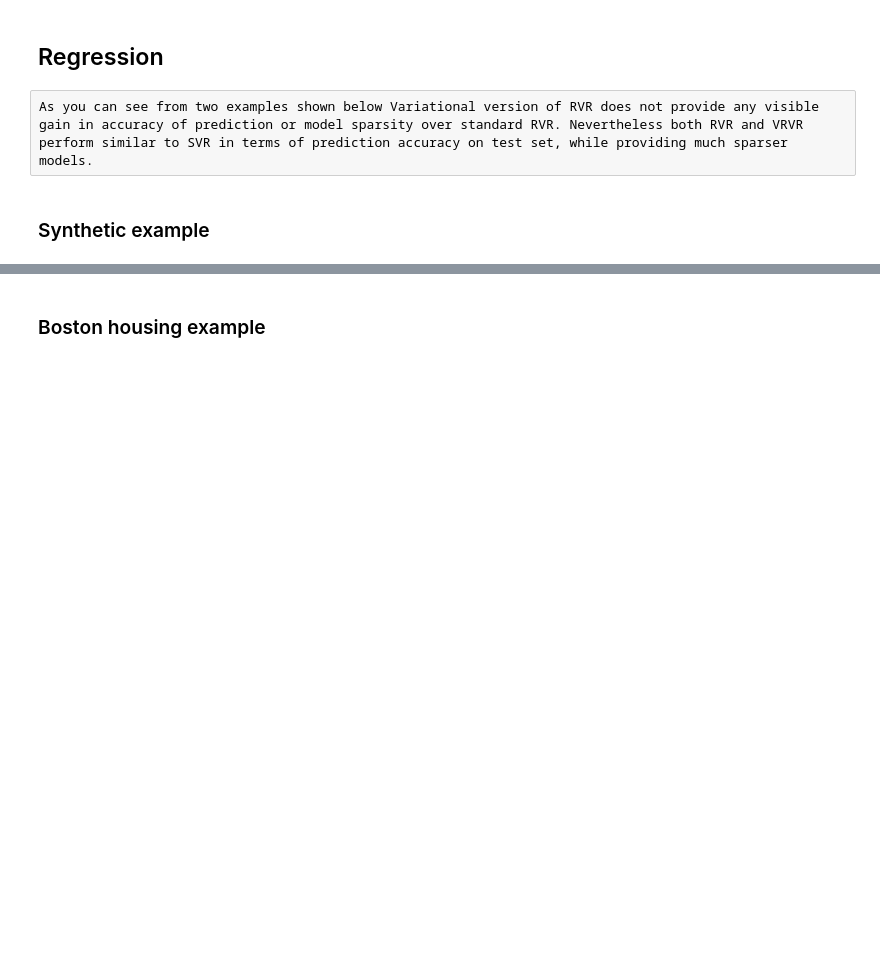
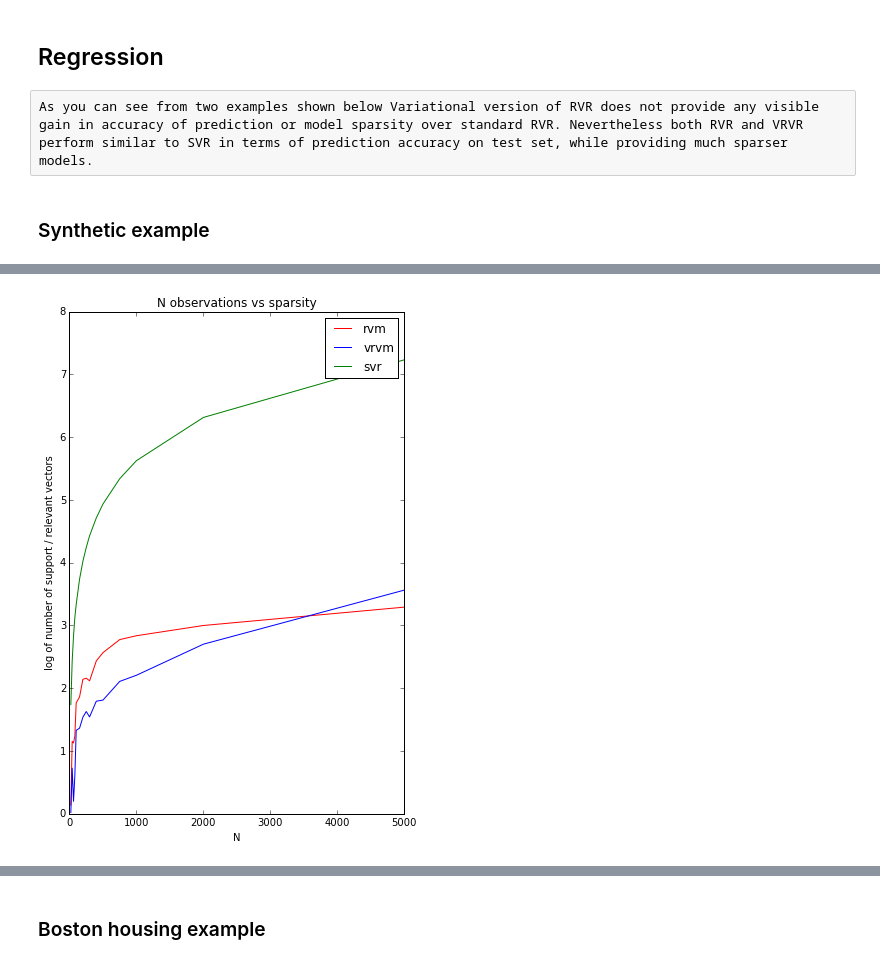
Before and after one commit to AmazaspShumik/sklearn-bayes, a Jupyter notebook: Variational RVM & Variational ARD /variational_rvm_notebook.ipynb, the cells around one changed output, grey strips where cells are left out. Saved outputs shown, nothing was run; the diff lists cells and outputs as text; code cells hidden in the pictures; blank space fills up the shorter version.

```diff
--- a/Variational RVM & Variational ARD /variational_rvm_notebook.ipynb
+++ b/Variational RVM & Variational ARD /variational_rvm_notebook.ipynb
@@ -104,0 +106,13 @@ plt.title('')
+# %%
+# comparing sparsity of models
+plt.figure(figsize = (6,9))
+plt.plot(n,np.log(rvs_rvr),"r-",label = 'rvm')
+plt.plot(n,np.log(rvs_vrvr),'b-',label = 'vrvm')
+plt.plot(n,np.log(rvs_svr),'g-',label = 'svr')
+plt.xlabel('N')
+plt.ylabel('log of number of support / relevant vectors')
+plt.title('N observations vs sparsity')
+plt.legend()
+plt.show()
+# %% [output]
+[figure, added]
```
Also changed, not shown: parts of 10 cells of this notebook, 1 other file.
